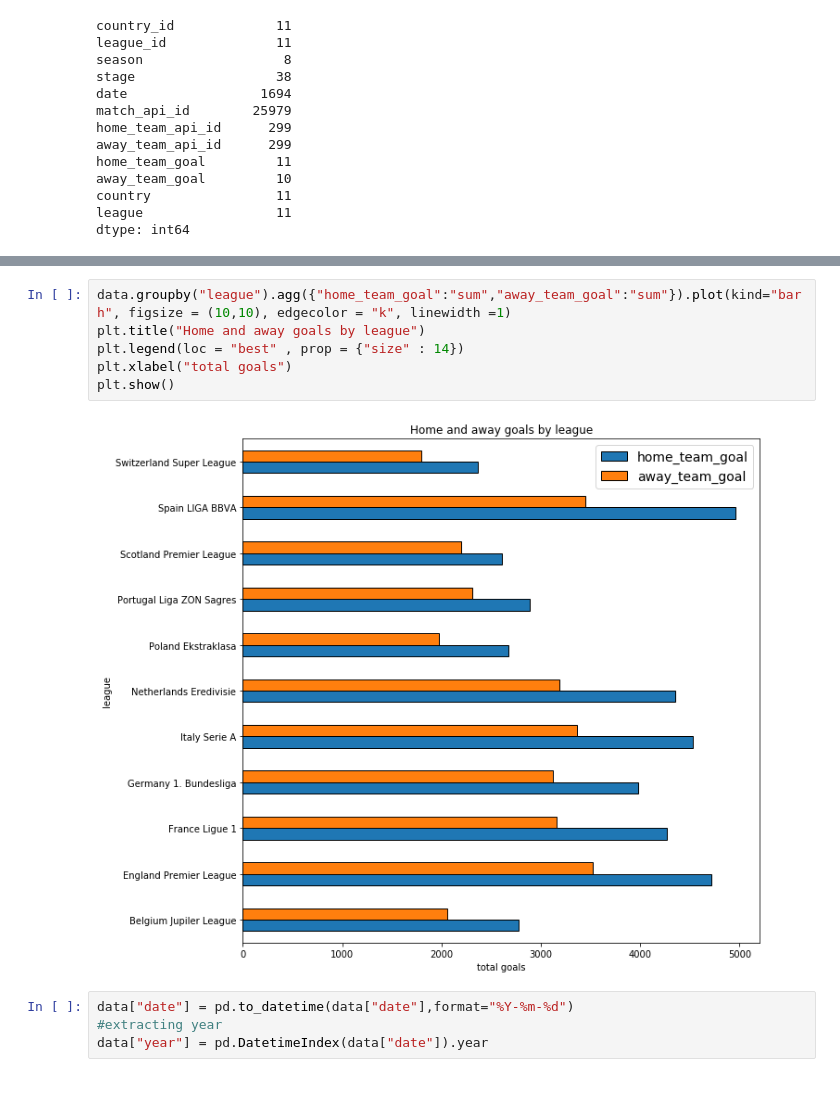
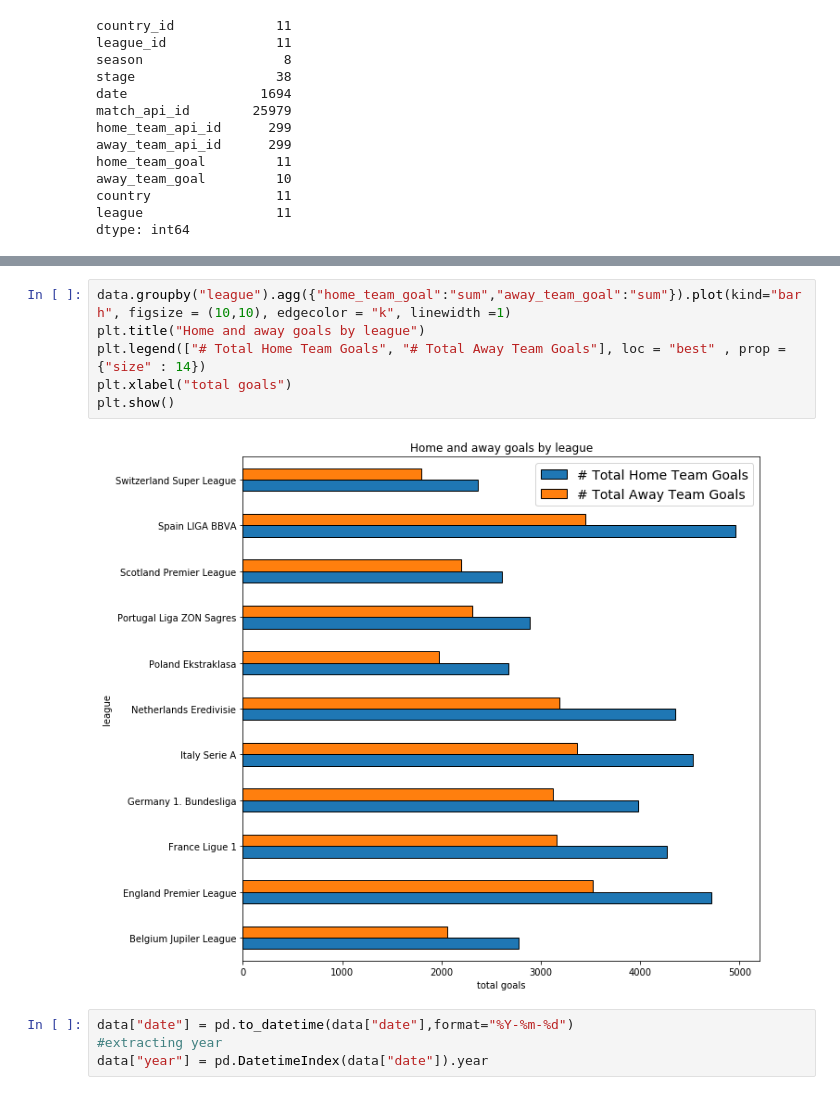
Before and after one commit to iamkucuk/further_investigation_of_football_data_analysis, a Jupyter notebook: notebooks/eda.ipynb, the cells around one changed output, grey strips where cells are left out. Cells and saved outputs as stored; diff of their text form.

```diff
--- a/notebooks/eda.ipynb
+++ b/notebooks/eda.ipynb
@@ -136,11 +118,11 @@ plt.show()
 # %%
 data.groupby("league").agg({"home_team_goal":"sum","away_team_goal":"sum"}).plot(kind="barh", figsize = (10,10), edgecolor = "k", linewidth =1)
 plt.title("Home and away goals by league")
-plt.legend(loc = "best" , prop = {"size" : 14})
+plt.legend(["# Total Home Team Goals", "# Total Away Team Goals"], loc = "best" , prop = {"size" : 14})
 plt.xlabel("total goals")
 plt.show()
 # %% [output]
-[figure, old version]
+[figure, new version]
 # %%
 data["date"] = pd.to_datetime(data["date"],format="%Y-%m-%d")
 #extracting year
```
Also changed, not shown: parts of 7 cells of this notebook.
